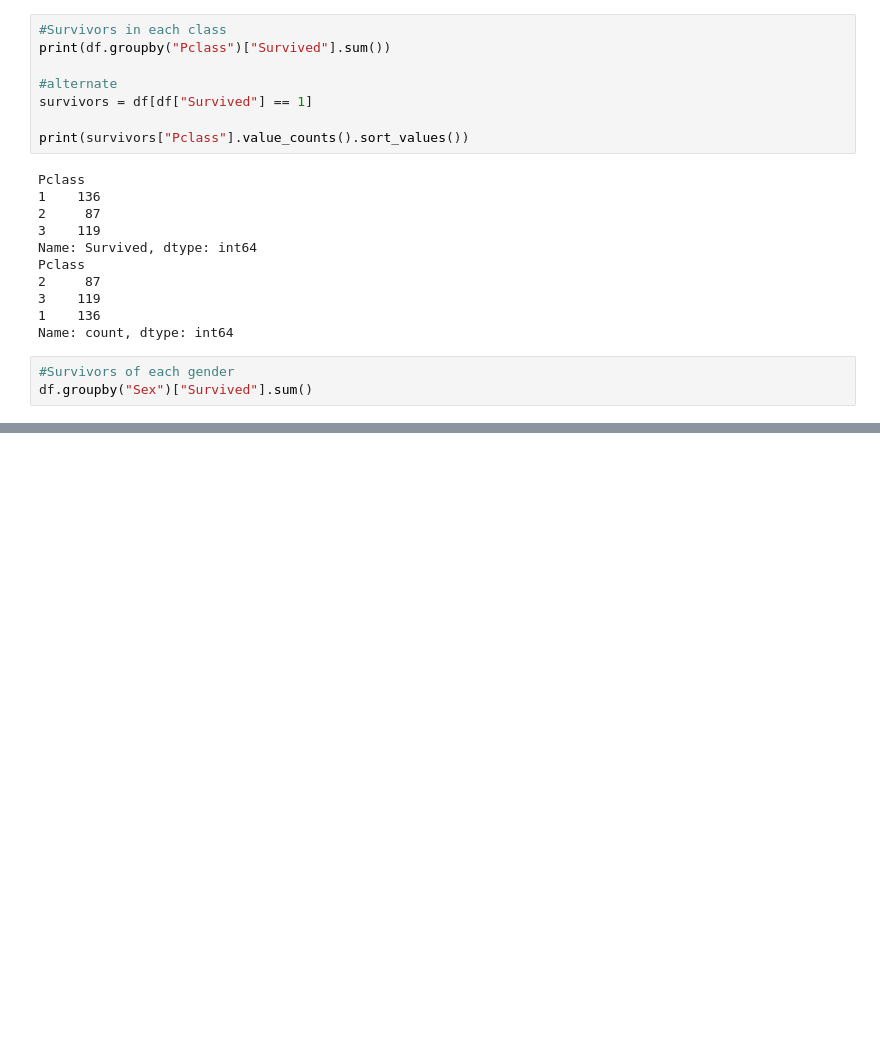
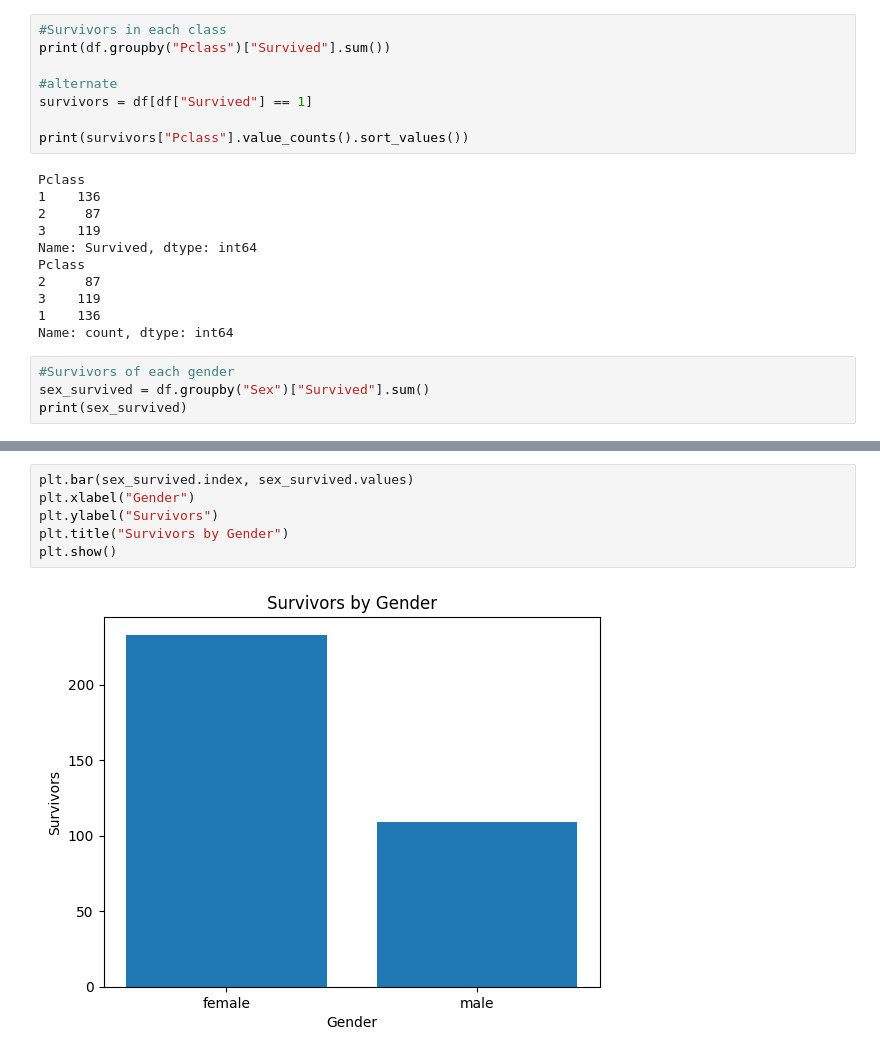
Before and after one commit to aneeb02/Titanic_Exploration, a Jupyter notebook: titanic.ipynb, the cells around one changed output, grey strips where cells are left out. Drawn from its saved outputs; the diff is of its cells as text; blank space fills up the shorter version.

```diff
--- a/titanic.ipynb
+++ b/titanic.ipynb
@@ -183,5 +188,6 @@ Pclass
 Name: count, dtype: int64
 # %%
 #Survivors of each gender
-df.groupby("Sex")["Survived"].sum()
+sex_survived = df.groupby("Sex")["Survived"].sum()
+print(sex_survived)
 # %% [output]
@@ -211,0 +238,8 @@ df[df["Age"]<12]
+# %%
+plt.bar(sex_survived.index, sex_survived.values)
+plt.xlabel("Gender")
+plt.ylabel("Survivors")
+plt.title("Survivors by Gender")
+plt.show()
+# %% [output]
+[figure, added]
```
Also changed, not shown: parts of 18 cells of this notebook, 1 other file.
